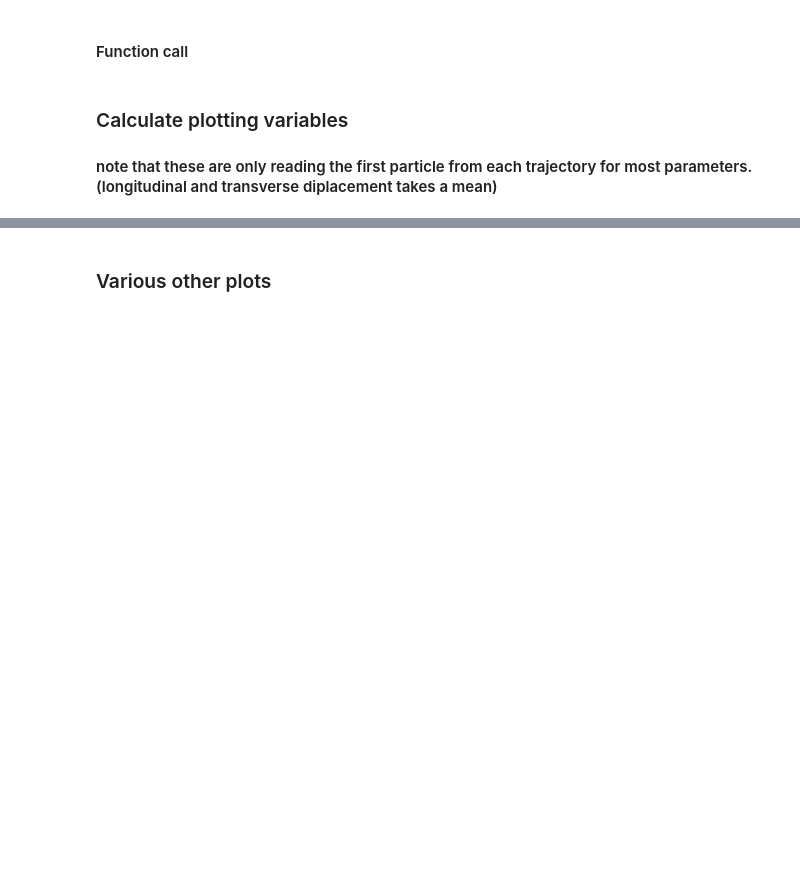
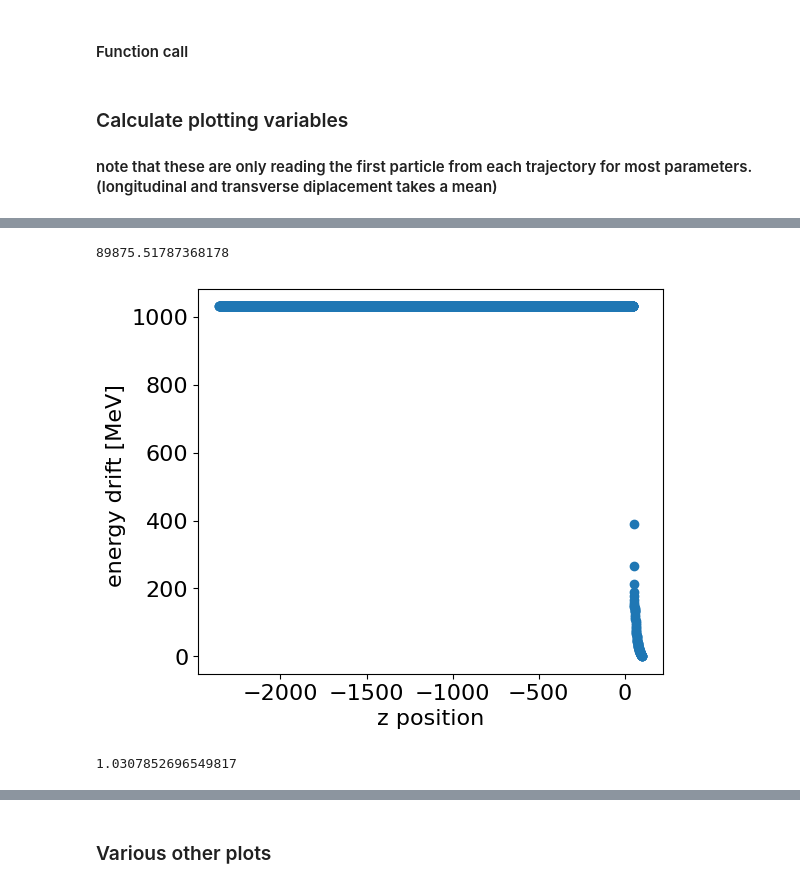
Before and after one commit to benfolsom/LW_integrator, a Jupyter notebook: two_particle_demo.ipynb, the cells around one changed output, grey strips where cells are left out. Cells and saved outputs as stored; diff of their text form; code cells hidden in the pictures; blank space fills up the shorter version.

```diff
--- a/two_particle_demo.ipynb
+++ b/two_particle_demo.ipynb
@@ -12,28 +12,28 @@ plt.rcParams.update({'font.size': font_size})
 # %%
 c_ms = 299792458
 
-transv_dist = 1e-9
+transv_dist = 1e-6
 
 m_particle_rider = 1.007319468  #proton -amu
-m_particle_driver =  207.2 #lead, amu
+m_particle_driver = 1 #207.2 #lead, amu
 #m_particle = 0.0005485   #electron -amu
 #m_particle = 315 #gold hexafloride, amu
 
 stripped_ions_rider = 1.
-stripped_ions_driver = 54.
+stripped_ions_driver = 1#54.
 charge_sign_rider= -1.
 charge_sign_driver = 1.
 
-starting_Pz_rider = 7e5
+starting_Pz_rider = 8.6e4
 starting_Pz_driver = -starting_Pz_rider/m_particle_driver*m_particle_rider  #actually velocity-like, mass factored later
-transv_mom_rider = 1e-2
+transv_mom_rider = 1e-2   #1e-3 is roughly 10keV scale
 transv_mom_driver = transv_mom_rider#*207 # lazy adding lead mass
-starting_distance_rider = -100.
-starting_distance_driver = 0.
+starting_distance_rider = 1e-6
+starting_distance_driver = 100.
 
 static_steps = 1#set init_steps equal to tot_steps to test static integrator only
 ret_steps = 4050
-step_size = 4e-8
+step_size = 7e-6
 
 sim_type = 2    # type 2 used here, it is for bunch--bunch simulations
 pcount_rider = 1    #bunch counts
@@ -148,3 +163,22 @@ gammas_drv[1000]
+# %%
+c = 299.792458 # mm/ns
+e_p_consv_violation = np.subtract(np.add(np.add(np.square(Pxs_drv),np.square(Pys_drv)),np.square(Pzs_drv)),np.square(Pts_drv))
+print(m_particle_driver**2*c**2)
+fig = plt.figure(figsize=(6,5))
+ax = fig.add_subplot(1, 1, 1)
+ax.scatter(zs_drv,np.add(e_p_consv_violation,m_particle_driver**2*c**2))
+ax.set_xlabel("z position")
+ax.set_ylabel("energy drift [MeV] ")
+#ax.set_xlim(-25, 3)
+#ax.set_yscale('log')
+plt.show()
+# %% [output]
+89875.51787368178
+[figure, added]
+# %%
+(e_p_consv_violation[-1]+m_particle_driver**2*c**2)/1000
+# %% [output]
+1.0307852696549817
 # %%
 fig = plt.figure(figsize=(6,5))
 ax = fig.add_subplot(1, 1, 1)
```
Also changed, not shown: parts of 15 cells of this notebook, 2 other files.
